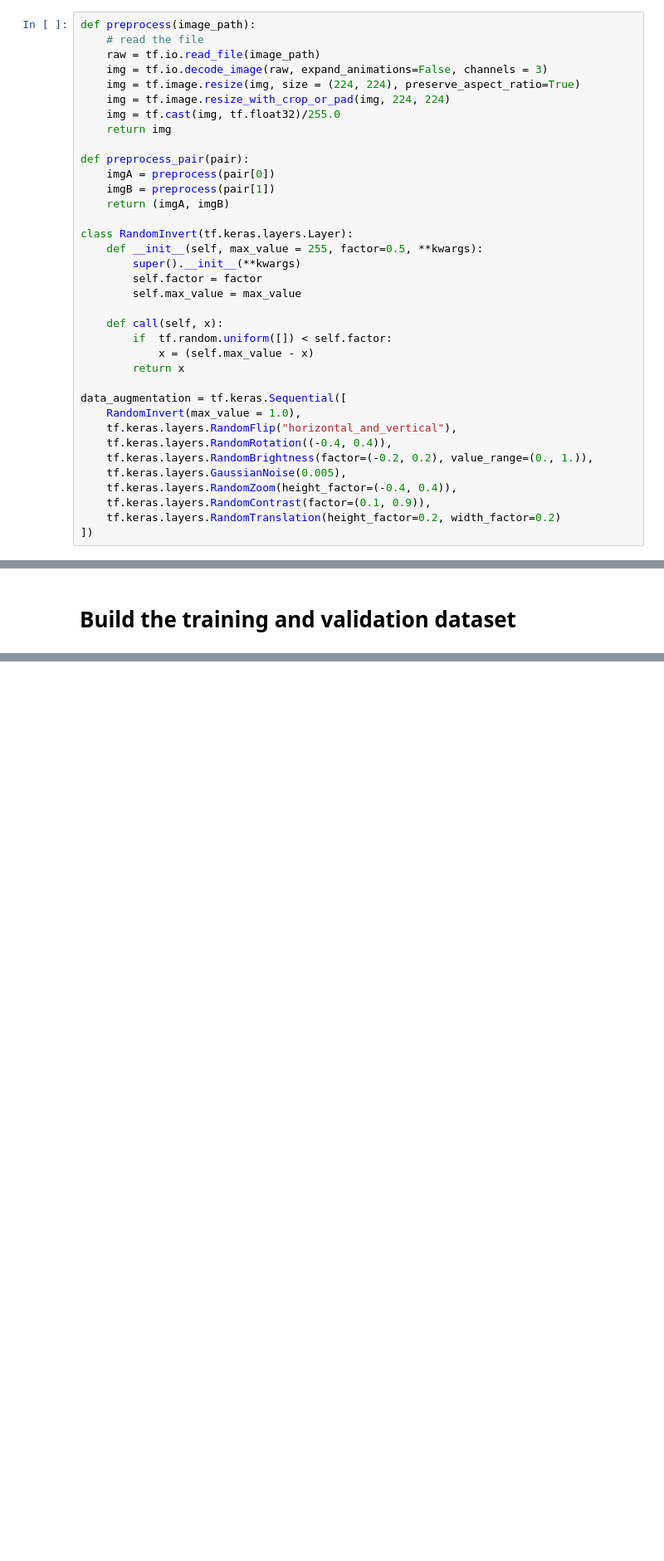
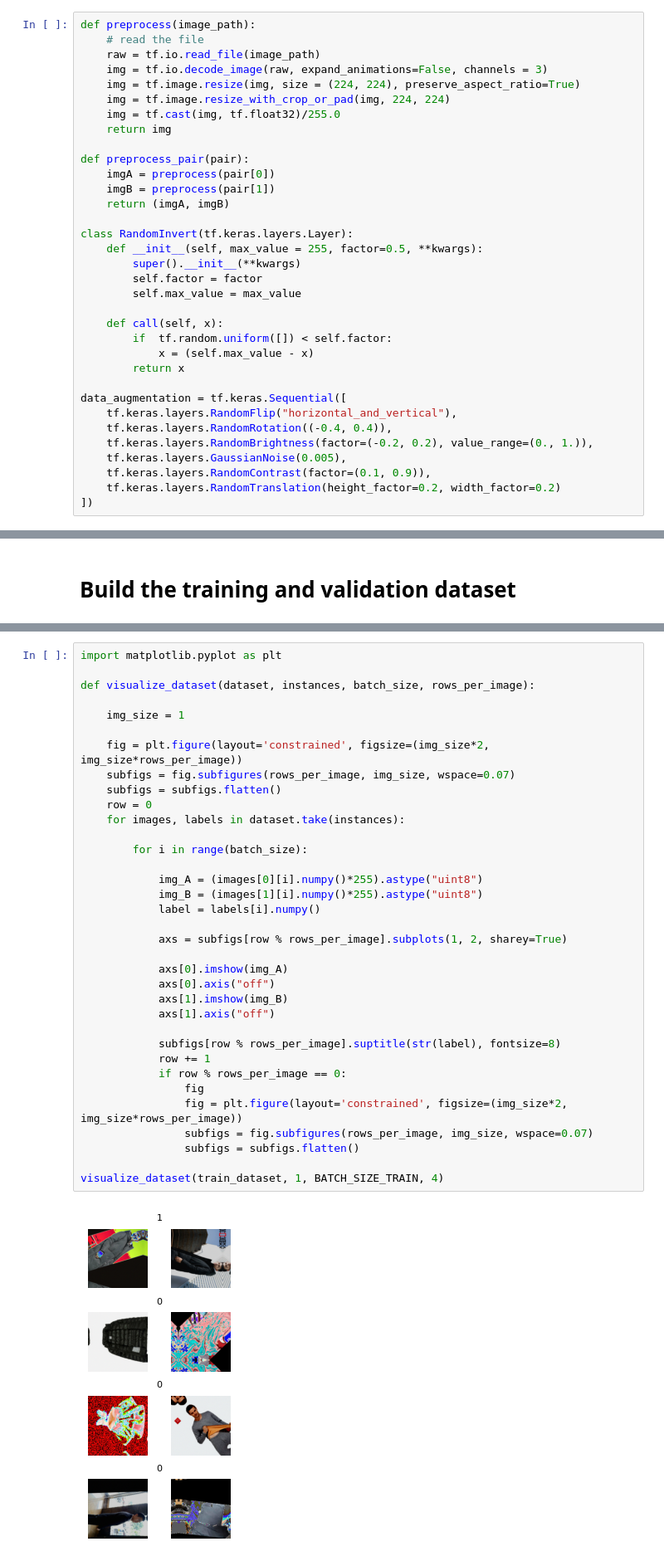
Before and after one commit to BernardMoy/siamese_network_3yp, a Jupyter notebook: code2.ipynb, the cells around one changed output, grey strips where cells are left out. Shown: that part at 83% size. Cells and saved outputs as stored; diff of their text form; blank space fills up the shorter version.

Commit message:
Identified the problem is with your dataset

```diff
--- a/code2.ipynb
+++ b/code2.ipynb
@@ -49,12 +63,10 @@ class RandomInvert(tf.keras.layers.Layer):
         return x
 
 data_augmentation = tf.keras.Sequential([
-    RandomInvert(max_value = 1.0),
     tf.keras.layers.RandomFlip("horizontal_and_vertical"),
     tf.keras.layers.RandomRotation((-0.4, 0.4)),
     tf.keras.layers.RandomBrightness(factor=(-0.2, 0.2), value_range=(0., 1.)),
     tf.keras.layers.GaussianNoise(0.005),
-    tf.keras.layers.RandomZoom(height_factor=(-0.4, 0.4)),
     tf.keras.layers.RandomContrast(factor=(0.1, 0.9)),
     tf.keras.layers.RandomTranslation(height_factor=0.2, width_factor=0.2)
 ])
@@ -107,0 +149,37 @@ validation_dataset = build_validation_dataset()
+# %%
+import matplotlib.pyplot as plt
+
+def visualize_dataset(dataset, instances, batch_size, rows_per_image):
+
+    img_size = 1
+
+    fig = plt.figure(layout='constrained', figsize=(img_size*2, img_size*rows_per_image))
+    subfigs = fig.subfigures(rows_per_image, img_size, wspace=0.07)
+    subfigs = subfigs.flatten()
+    row = 0
+    for images, labels in dataset.take(instances):
+
+        for i in range(batch_size):
+
+            img_A = (images[0][i].numpy()*255).astype("uint8")
+            img_B = (images[1][i].numpy()*255).astype("uint8")
+            label = labels[i].numpy()
+
+            axs = subfigs[row % rows_per_image].subplots(1, 2, sharey=True)
+
+            axs[0].imshow(img_A)
+            axs[0].axis("off")
+            axs[1].imshow(img_B)
+            axs[1].axis("off")
+
+            subfigs[row % rows_per_image].suptitle(str(label), fontsize=8)
+            row += 1
+            if row % rows_per_image == 0:
+                fig
+                fig = plt.figure(layout='constrained', figsize=(img_size*2, img_size*rows_per_image))
+                subfigs = fig.subfigures(rows_per_image, img_size, wspace=0.07)
+                subfigs = subfigs.flatten()
+
+visualize_dataset(train_dataset, 1, BATCH_SIZE_TRAIN, 4)
+# %% [output]
+[figure, added]
```
Also changed, not shown: parts of 9 cells of this notebook, 9 other files.
